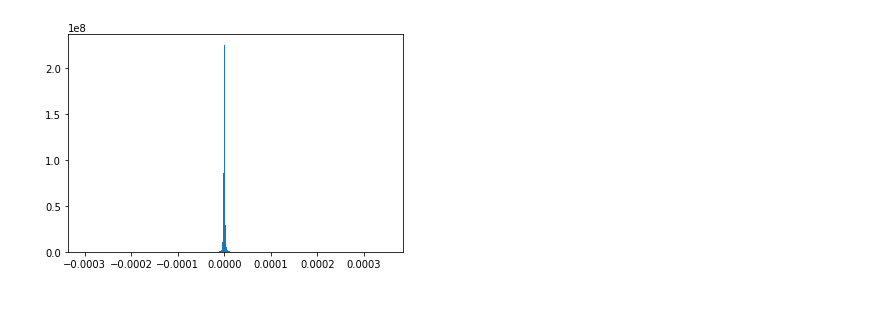
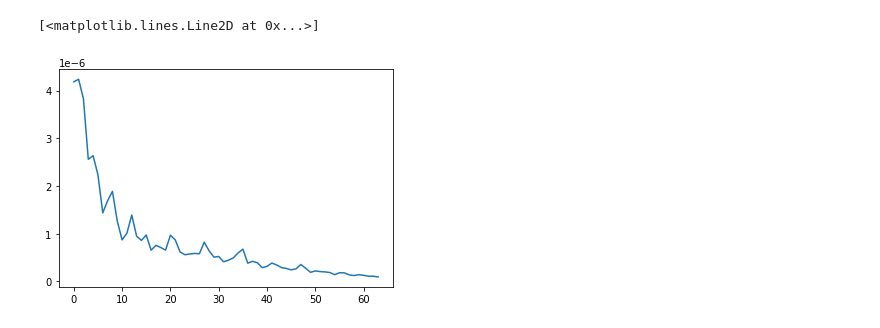
Before and after one commit to zkxufo/OptS, a Jupyter notebook: Sensitivity/randonvar/Untitled.ipynb, the cells around one changed output. Drawn from its saved outputs; the diff is of its cells as text; code cells hidden in the pictures.

Commit message:
load senmap in python

```diff
--- a/Sensitivity/randonvar/Untitled.ipynb
+++ b/Sensitivity/randonvar/Untitled.ipynb
@@ -65,5 +0,0 @@ _ = plt.hist(VGG11Cb,500)
-# %%
-VGG11Cr = np.load("grad/Cr_sen_listVGG11.npy")
-_ = plt.hist(VGG11Cr,500)
-# %% [output]
-[figure, removed]
@@ -69,0 +27,7 @@ _ = plt.hist(VGG11Cr,500)
+# %%
+inputgrad = np.mean(np.abs(np.load("./grad/Cb_sen_listAlexnet.npy")),0)[None,None,:,:]
+flatten_grad = square_to_zigzag(torch.tensor(inputgrad[0,0])).detach().numpy()
+plt.plot(flatten_grad)
+# %% [output]
+[<matplotlib.lines.Line2D at 0x...>]
+[figure, added]
```
Also changed, not shown: parts of 30 cells of this notebook, 11 other files.
